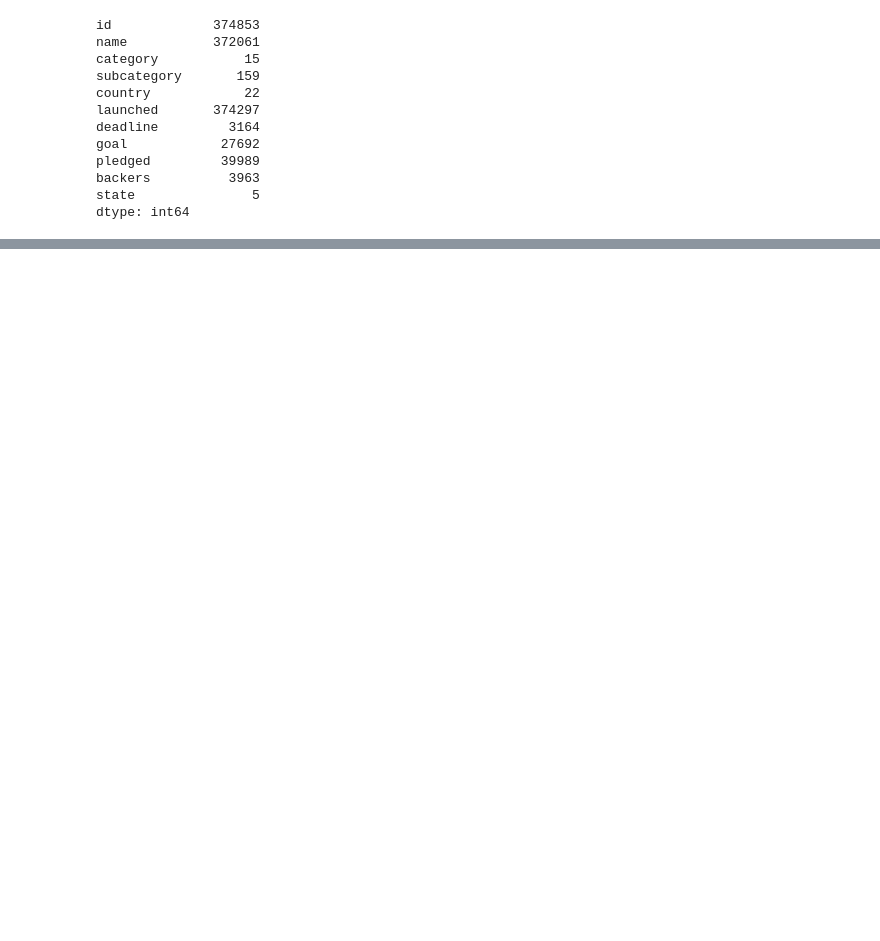
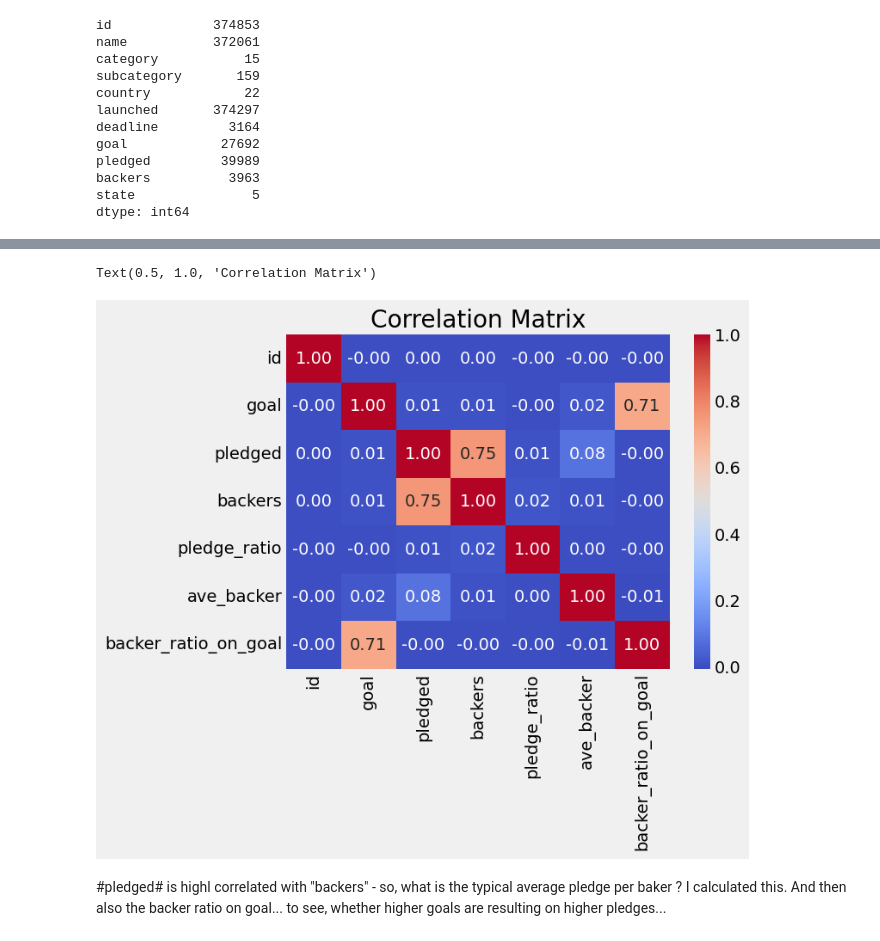
Before and after one commit to spiced-academy/punch_finisher, a Jupyter notebook: notebooks/EDA.ipynb, the cells around one changed output, grey strips where cells are left out. Cells and saved outputs as stored; diff of their text form; code cells hidden in the pictures; blank space fills up the shorter version.

```diff
--- a/notebooks/EDA.ipynb
+++ b/notebooks/EDA.ipynb
@@ -147 +172,9 @@ plt.show()
+# %%
+sns.heatmap(df_clean.corr(numeric_only=True), annot=True, cmap='coolwarm', fmt=".2f")
+plt.title("Correlation Matrix")
+# %% [output]
+Text(0.5, 1.0, 'Correlation Matrix')
+[figure, added]
+# %% [markdown]
+#pledged# is highl correlated with "backers" - so, what is the typical average pledge per baker ? I calculated this. And then also the backer ratio on goal... to see, whether higher goals are resulting on higher pledges...
 # %%
```
Also changed, not shown: parts of 28 cells of this notebook, 2 other files.
